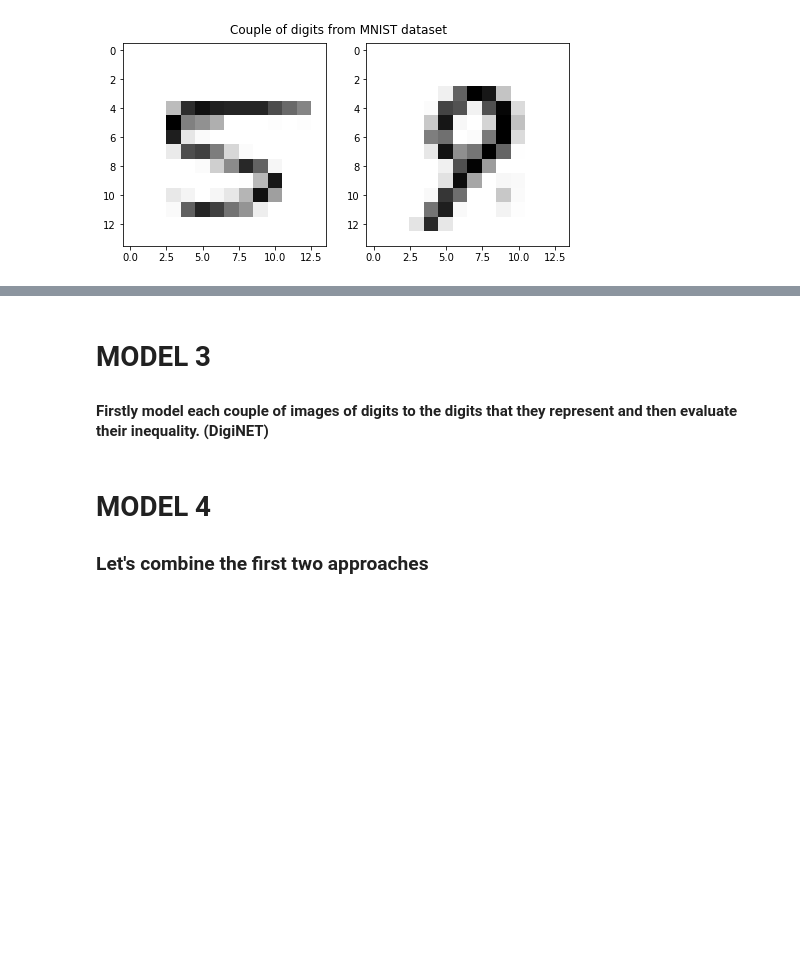
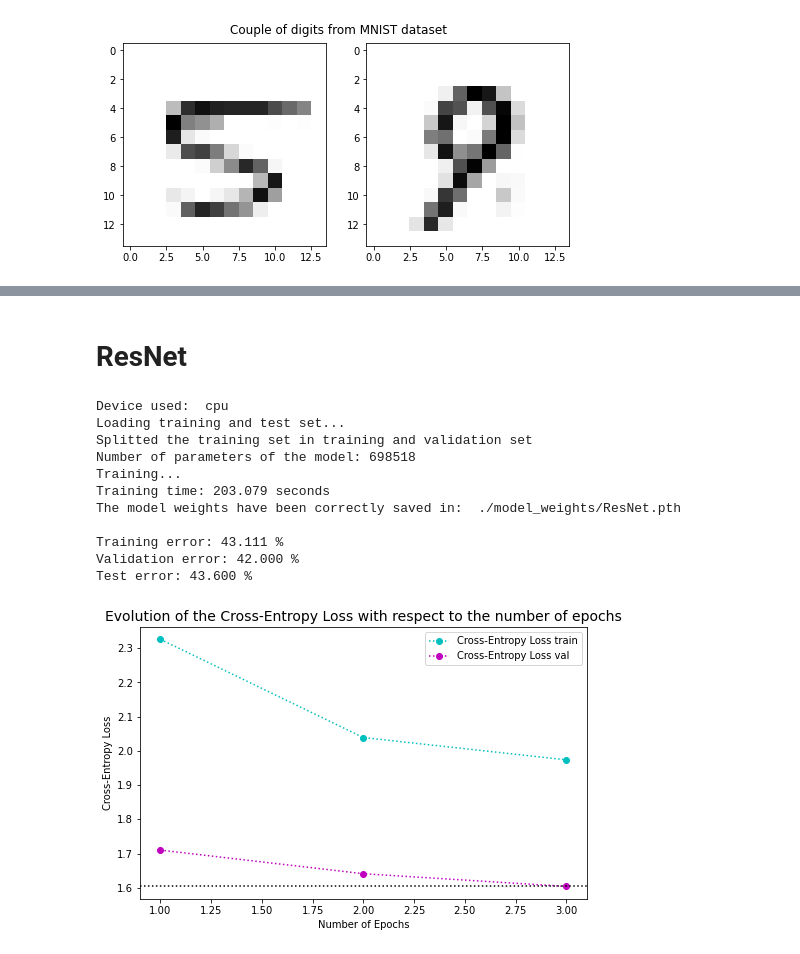
Before and after one commit to riccardocadei/DCNN-for-Digits-Comparison, a Jupyter notebook: main.ipynb, the cells around one changed output, grey strips where cells are left out. Saved outputs shown, nothing was run; the diff lists cells and outputs as text; code cells hidden in the pictures; blank space fills up the shorter version.

```diff
--- a/main.ipynb
+++ b/main.ipynb
@@ -116,6 +138,39 @@ Test error: 16.200 %
-# %% [markdown]
-# MODEL 3
-#### Firstly model each couple of images of digits to the digits that they represent and then evaluate their inequality. (DigiNET)
-# %% [markdown]
-# MODEL 4
-### Let's combine the first two approaches
+# %% [markdown]
+# ResNet
+# %%
+# model
+model = ResNetAux(depth=10,filters=64)
+model_name='ResNet'
+
+# training
+percentage_val = 0.1
+nb_epochs = 3
+mini_batch_size = 50
+
+# auxiliary loss
+use_auxiliary_loss = use_aux_loss(model)
+aux_loss_weight = 0.3   # <=0.5
+
+# optimizer
+weight_decay = 0.1
+lr = 8e-5*0.5
+period = 1
+
+# display
+verbose = 1
+plot = True
+
+run_experiment(model, use_auxiliary_loss=use_auxiliary_loss, aux_loss_weight=aux_loss_weight, model_name=model_name, percentage_val=percentage_val,nb_epochs=nb_epochs, mini_batch_size=mini_batch_size, weight_decay=weight_decay, lr=lr, period=period, verbose=verbose, plot=True);
+# %% [output]
+Device used:  cpu
+Loading training and test set...
+Splitted the training set in training and validation set
+Number of parameters of the model: 698518
+Training...
+Training time: 203.079 seconds
+The model weights have been correctly saved in:  ./model_weights/ResNet.pth
+
+Training error: 43.111 %
+Validation error: 42.000 %
+Test error: 43.600 %
+[figure, added]
```
Also changed, not shown: parts of 8 cells of this notebook, 12 other files.
